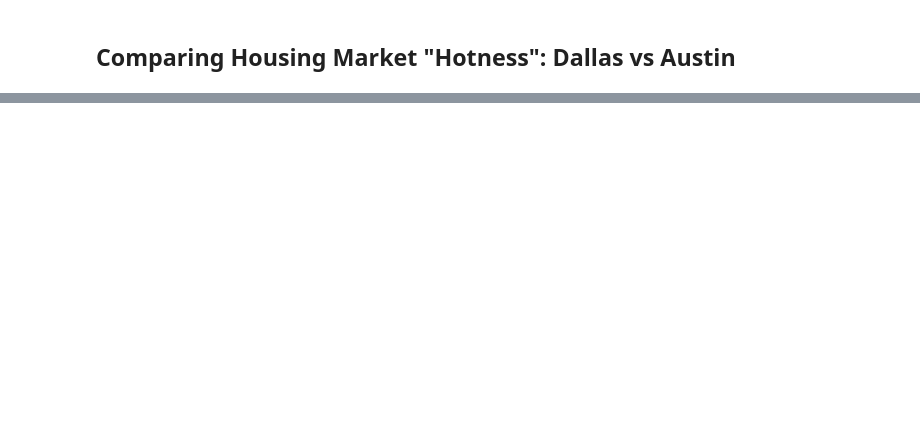
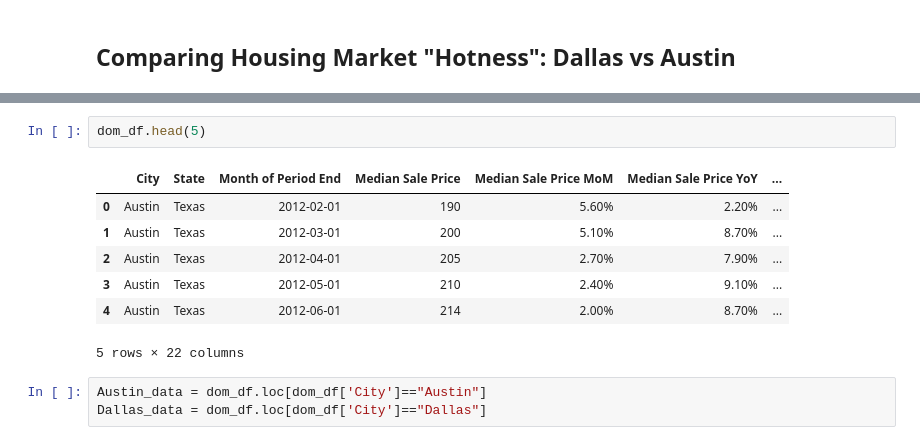
Before and after one commit to marthagriggs9/group4_project, a Jupyter notebook: austindallastest.ipynb, the cells around one changed output, grey strips where cells are left out. Saved outputs shown, nothing was run; the diff lists cells and outputs as text; blank space fills up the shorter version.

```diff
--- a/austindallastest.ipynb
+++ b/austindallastest.ipynb
@@ -49,0 +74,13 @@ Name: Days on Market, dtype: float64
+# %%
+dom_df.head(5)
+# %% [output]
+|  | City | State | Month of Period End | Median Sale Price | Median Sale Price MoM | Median Sale Price YoY | ... |
+| 0 | Austin | Texas | 2012-02-01 | 190 | 5.60% | 2.20% | ... |
+| 1 | Austin | Texas | 2012-03-01 | 200 | 5.10% | 8.70% | ... |
+| 2 | Austin | Texas | 2012-04-01 | 205 | 2.70% | 7.90% | ... |
+| 3 | Austin | Texas | 2012-05-01 | 210 | 2.40% | 9.10% | ... |
+| 4 | Austin | Texas | 2012-06-01 | 214 | 2.00% | 8.70% | ... |
+5 rows × 22 columns
+# %%
+Austin_data = dom_df.loc[dom_df['City']=="Austin"]
+Dallas_data = dom_df.loc[dom_df['City']=="Dallas"]
```
Also changed, not shown: parts of 9 cells of this notebook, 1 other file.
